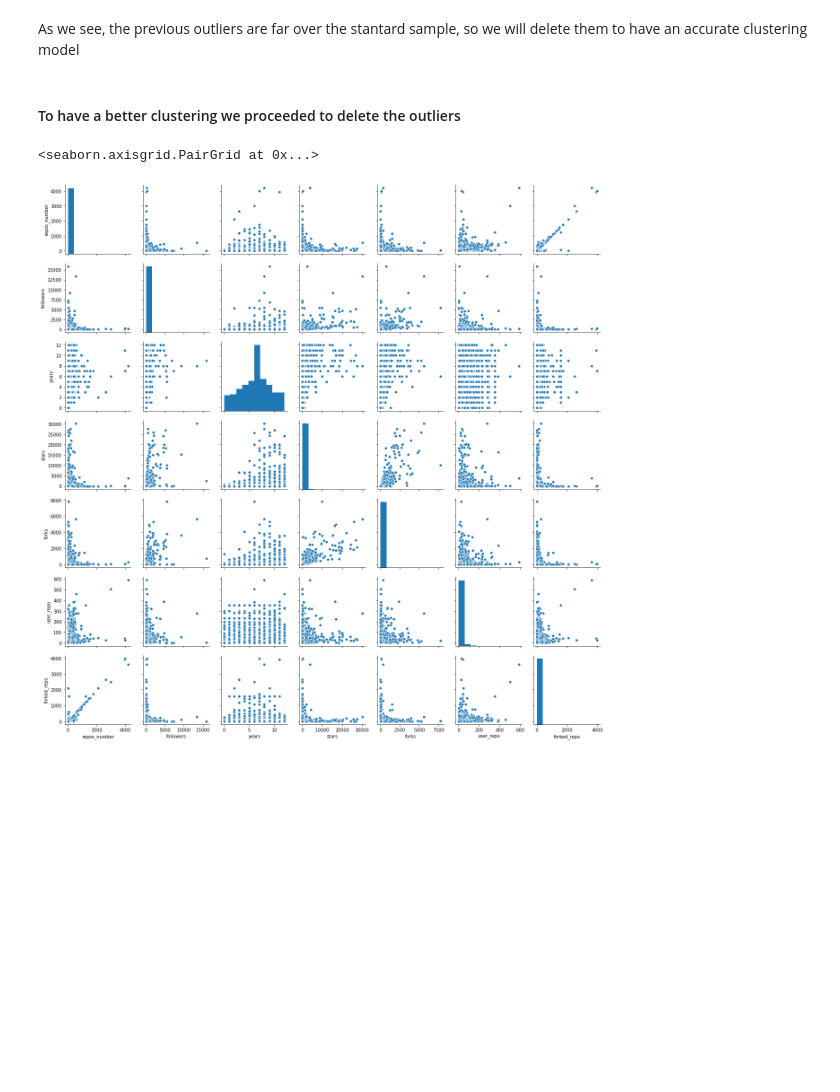
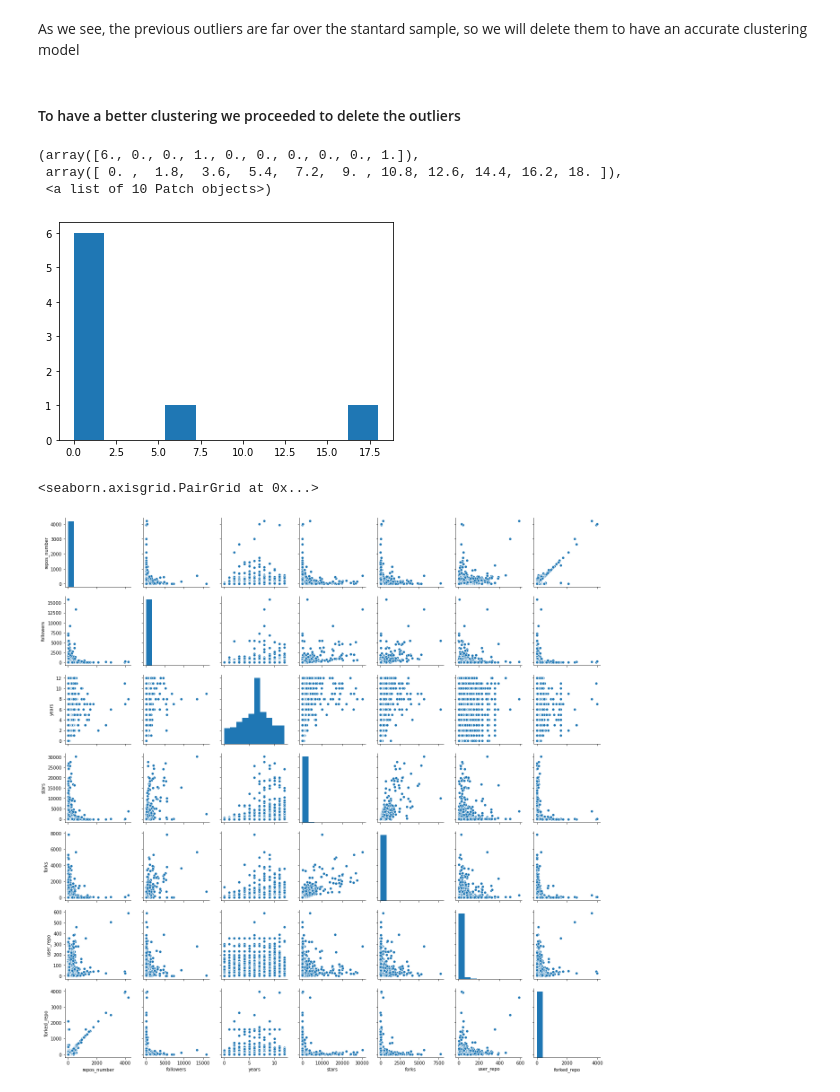
Before and after one commit to Clapiniella/data_science_jun_2020, a Jupyter notebook: week10/day5/project_example/Venandi-master/src/1.kmeans_user_repo_clustering.ipynb, the cells around one changed output. Cells and saved outputs as stored; diff of their text form; code cells hidden in the pictures; blank space fills up the shorter version.

```diff
--- a/week10/day5/project_example/Venandi-master/src/1.kmeans_user_repo_clustering.ipynb
+++ b/week10/day5/project_example/Venandi-master/src/1.kmeans_user_repo_clustering.ipynb
@@ -205,6 +205,18 @@ df.drop(df[df.stars>45000].index, inplace=True)
 df.drop(df[df.forks>10000].index, inplace=True)
 # %% [markdown]
 #### To have a better clustering we proceeded to delete the outliers
+# %%
+h = [0, 0, 0, 1, 1, 1, 6, 18]
+
+import matplotlib.pyplot as plt
+import numpy as np
+
+plt.hist(h)
+# %% [output]
+(array([6., 0., 0., 1., 0., 0., 0., 0., 0., 1.]),
+ array([ 0. ,  1.8,  3.6,  5.4,  7.2,  9. , 10.8, 12.6, 14.4, 16.2, 18. ]),
+ <a list of 10 Patch objects>)
+[figure, added]
 # %%
 sns.pairplot(df)
 # %% [output]
```
Also changed, not shown: 7 other files.
